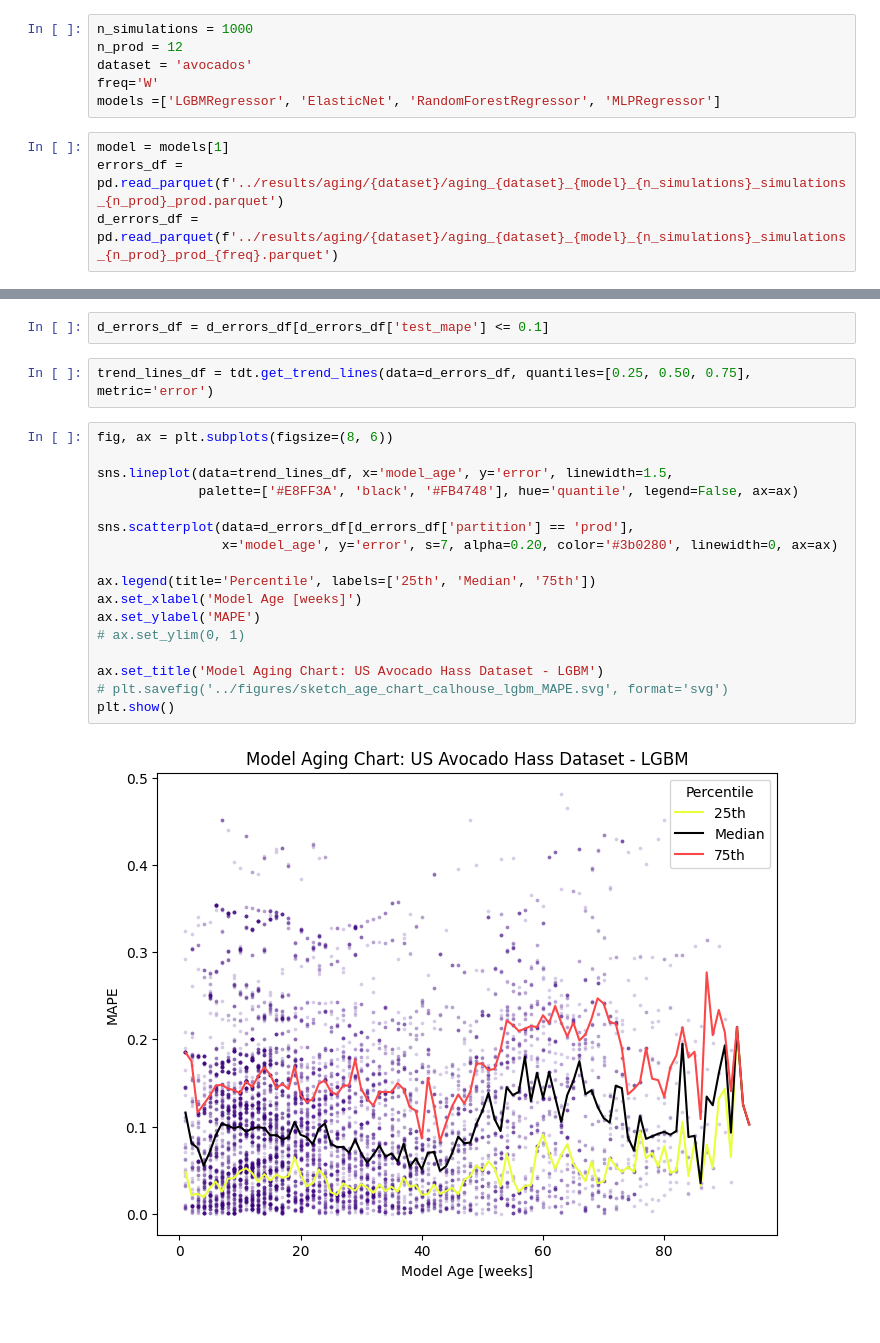
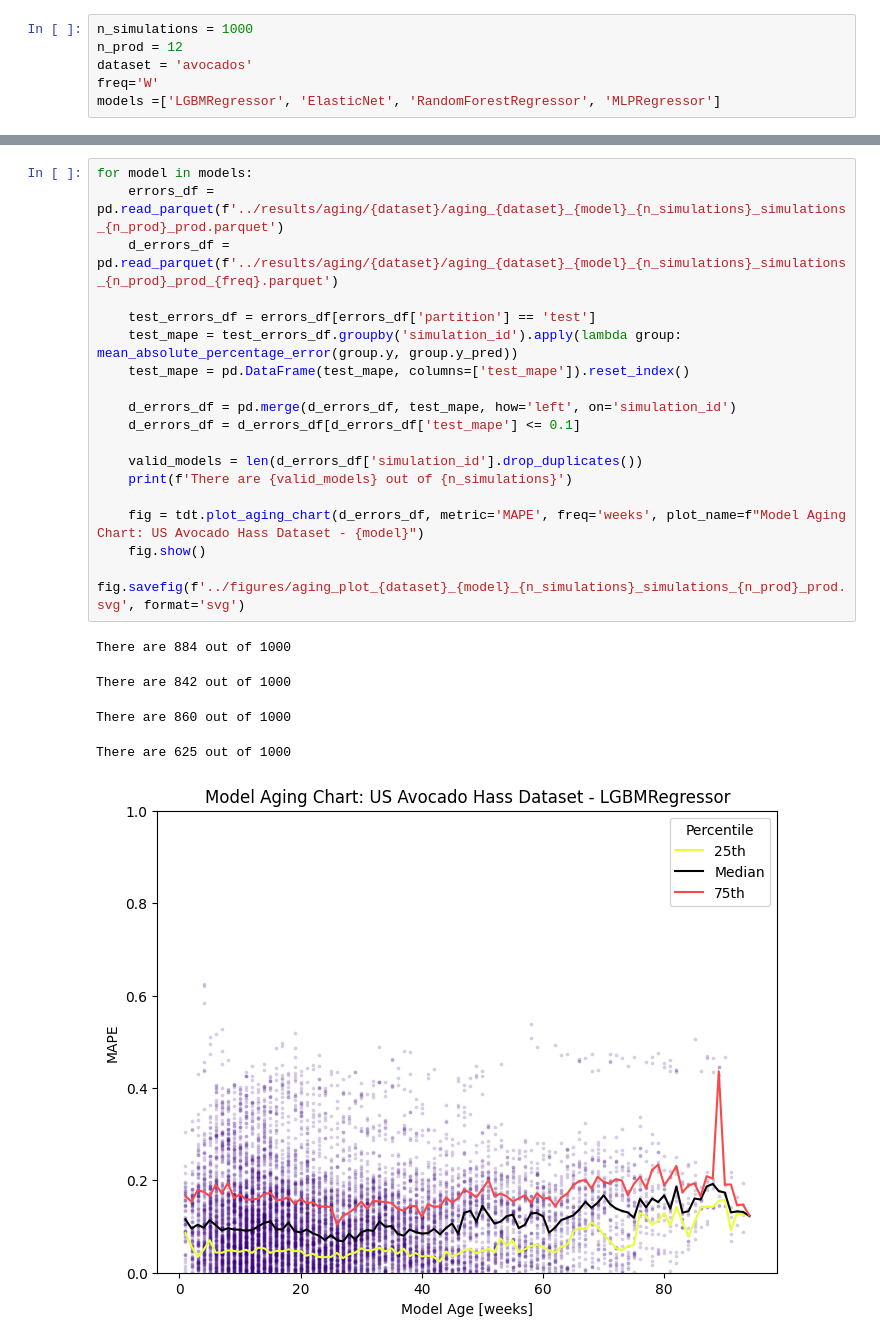
Before and after one commit to santiviquez/ageml, a Jupyter notebook: notebooks/avocado_process_aging_results.ipynb, the cells around one changed output, grey strips where cells are left out. Drawn from its saved outputs; the diff is of its cells as text; blank space fills up the shorter version.

Commit message:
aging plots

```diff
--- a/notebooks/avocado_process_aging_results.ipynb
+++ b/notebooks/avocado_process_aging_results.ipynb
@@ -13,7 +13,3 @@ n_prod = 12
 dataset = 'avocados'
 freq='W'
 models =['LGBMRegressor', 'ElasticNet', 'RandomForestRegressor', 'MLPRegressor']
-# %%
-model = models[1]
-errors_df = pd.read_parquet(f'../results/aging/{dataset}/aging_{dataset}_{model}_{n_simulations}_simulations_{n_prod}_prod.parquet')
-d_errors_df = pd.read_parquet(f'../results/aging/{dataset}/aging_{dataset}_{model}_{n_simulations}_simulations_{n_prod}_prod_{freq}.parquet')
@@ -31,23 +16,24 @@ d_errors_df = pd.merge(d_errors_df, test_mape, how='left', on='simulation_id')
-# %%
-d_errors_df = d_errors_df[d_errors_df['test_mape'] <= 0.1]
-# %%
-trend_lines_df = tdt.get_trend_lines(data=d_errors_df, quantiles=[0.25, 0.50, 0.75], metric='error')
-# %%
-fig, ax = plt.subplots(figsize=(8, 6))
-
-sns.lineplot(data=trend_lines_df, x='model_age', y='error', linewidth=1.5,
-             palette=['#E8FF3A', 'black', '#FB4748'], hue='quantile', legend=False, ax=ax)
-
-sns.scatterplot(data=d_errors_df[d_errors_df['partition'] == 'prod'],
-                x='model_age', y='error', s=7, alpha=0.20, color='#3b0280', linewidth=0, ax=ax)
-
-ax.legend(title='Percentile', labels=['25th', 'Median', '75th'])
-ax.set_xlabel('Model Age [weeks]')
-ax.set_ylabel('MAPE')
-# ax.set_ylim(0, 1)
-
-ax.set_title('Model Aging Chart: US Avocado Hass Dataset - LGBM')
-# plt.savefig('../figures/sketch_age_chart_calhouse_lgbm_MAPE.svg', format='svg')
-plt.show()
-# %% [output]
-[figure, removed]
+# %%
+for model in models:
+    errors_df = pd.read_parquet(f'../results/aging/{dataset}/aging_{dataset}_{model}_{n_simulations}_simulations_{n_prod}_prod.parquet')
+    d_errors_df = pd.read_parquet(f'../results/aging/{dataset}/aging_{dataset}_{model}_{n_simulations}_simulations_{n_prod}_prod_{freq}.parquet')
+
+    test_errors_df = errors_df[errors_df['partition'] == 'test']
+    test_mape = test_errors_df.groupby('simulation_id').apply(lambda group: mean_absolute_percentage_error(group.y, group.y_pred))
+    test_mape = pd.DataFrame(test_mape, columns=['test_mape']).reset_index()
+
+    d_errors_df = pd.merge(d_errors_df, test_mape, how='left', on='simulation_id')
+    d_errors_df = d_errors_df[d_errors_df['test_mape'] <= 0.1]
+
+    valid_models = len(d_errors_df['simulation_id'].drop_duplicates())
+    print(f'There are {valid_models} out of {n_simulations}')
+
+    fig = tdt.plot_aging_chart(d_errors_df, metric='MAPE', freq='weeks', plot_name=f"Model Aging Chart: US Avocado Hass Dataset - {model}")
+    fig.show()
+    fig.savefig(f'../figures/aging_plot_{dataset}_{model}_{n_simulations}_simulations_{n_prod}_prod.svg', format='svg')
+# %% [output]
+There are 884 out of 1000
+There are 842 out of 1000
+There are 860 out of 1000
+There are 625 out of 1000
+[figure, added]
```
Also changed, not shown: parts of 3 cells of this notebook, 1 other file.
